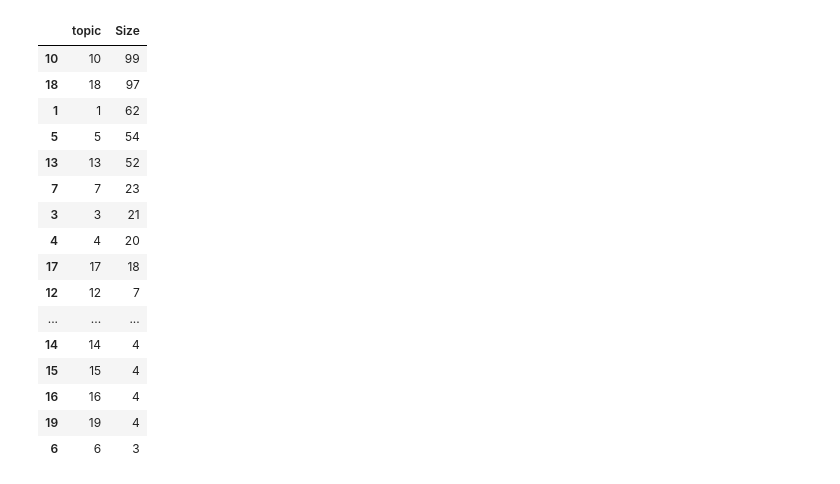
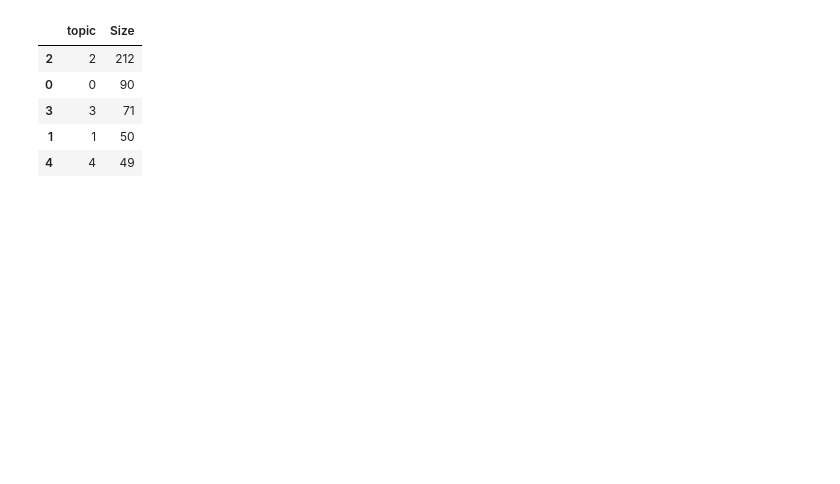
Before and after one commit to archifreitas/big_picture, a Jupyter notebook: notebooks/test_functions_calem.ipynb, the cells around one changed output. Cells and saved outputs as stored; diff of their text form; code cells hidden in the pictures; blank space fills up the shorter version.

```diff
--- a/notebooks/test_functions_calem.ipynb
+++ b/notebooks/test_functions_calem.ipynb
@@ -23,6 +3,6 @@ memory usage: 43.0+ KB
 # %%
 from big_picture import get_merged_data
-raw_data = get_merged_data.get_data("../raw_data/data_12k/")
+raw_data = get_merged_data.get_data("../raw_data/data_12k/").sample(n=15)
 raw_data.info()
 # %% [output]
 <class 'pandas.core.frame.DataFrame'>
@@ -43,0 +24,4 @@ memory usage: 937.5+ KB
+# %%
+from big_picture import pre_processor
+data = pre_processor.pre_process(raw_data, all_true=True)
+data.head()
@@ -44,26 +41,15 @@ memory usage: 937.5+ KB
 # %%
-from big_picture.clusters import hdbscan
+from big_picture.clusters import hdbscan, kmeans
 from big_picture.vectorizers import tf_idf
 
-vectors = tf_idf(raw_data.content)
-clusters,sizes = hdbscan(raw_data,'content',vectors,clusters=20, return_cluster_sizes=True)
+vectors = tf_idf(data.news_all_data)
+clusters,sizes = kmeans(data,'news_all_data',vectors,clusters=5, return_cluster_sizes=True)
 sizes
 # %% [output]
 |  | topic | Size |
-| 10 | 10 | 99 |
-| 18 | 18 | 97 |
-| 1 | 1 | 62 |
-| 5 | 5 | 54 |
-| 13 | 13 | 52 |
-| 7 | 7 | 23 |
-| 3 | 3 | 21 |
-| 4 | 4 | 20 |
-| 17 | 17 | 18 |
-| 12 | 12 | 7 |
-| ... | ... | ... |
-| 14 | 14 | 4 |
-| 15 | 15 | 4 |
-| 16 | 16 | 4 |
-| 19 | 19 | 4 |
-| 6 | 6 | 3 |
+| 2 | 2 | 212 |
+| 0 | 0 | 90 |
+| 3 | 3 | 71 |
+| 1 | 1 | 50 |
+| 4 | 4 | 49 |
 # %%
```
Also changed, not shown: parts of 9 cells of this notebook, 1 other file.
